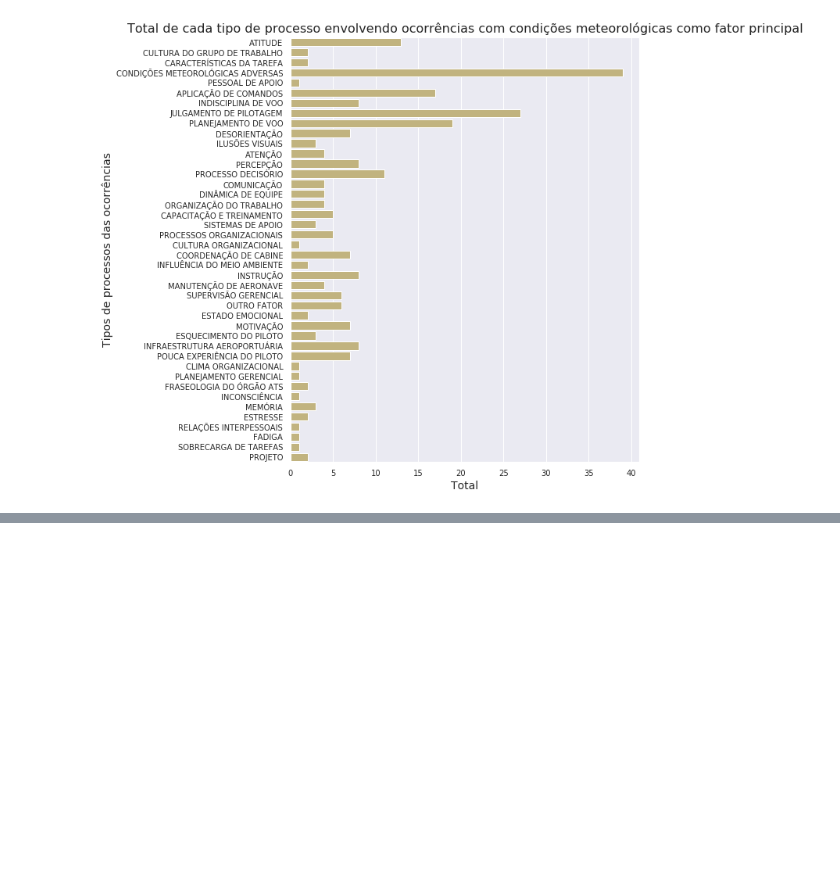
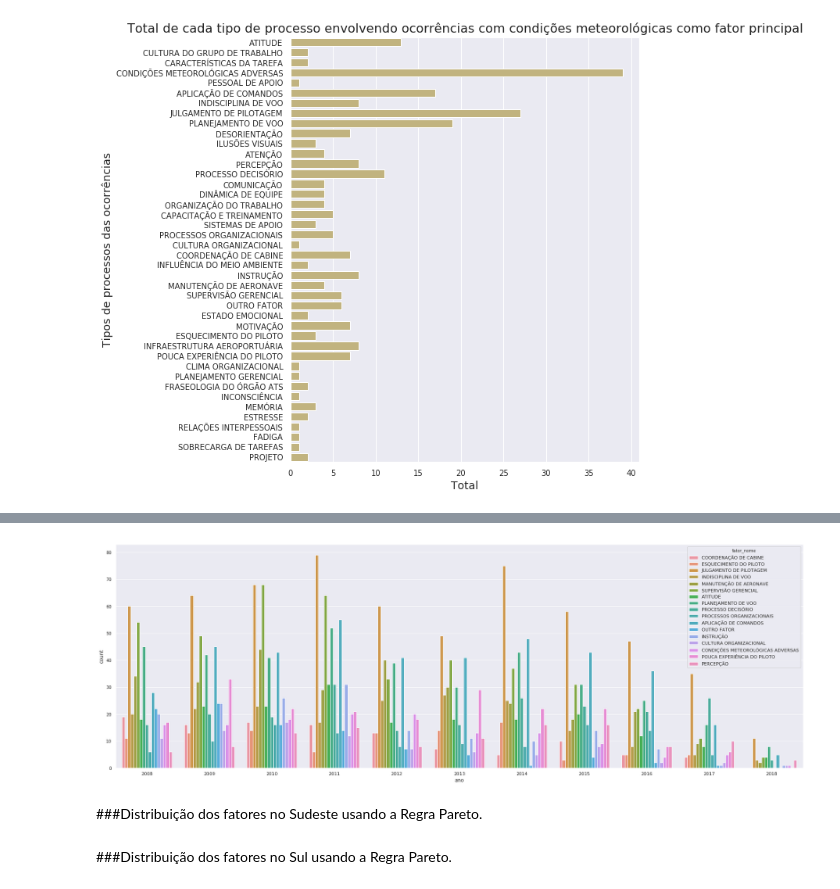
Before and after one commit to projeto-lp-20191/Dfly, a Jupyter notebook: Dfly.ipynb, the cells around one changed output, grey strips where cells are left out. Cells and saved outputs as stored; diff of their text form; code cells hidden in the pictures; blank space fills up the shorter version.

```diff
--- a/Dfly.ipynb
+++ b/Dfly.ipynb
@@ -1155,0 +1277,6 @@ def filtro_sudeste(df, dic):
+# %%
+df_fatores_contribuintes = pd.read_csv('gdrive/My Drive/projetos/lp/ftc.csv', sep='~', header=0,\
+        usecols=['codigo_ocorrencia', 'fator_nome'])
+
+print(df_fatores_contribuintes.head(5))
+print(df_fatores_contribuintes.shape)
@@ -1155,0 +1293,5 @@ def filtro_sudeste(df, dic):
+# %%
+df_ocorrencias_fatores_brasil = pd.merge(df_ocorrencias_brasil, df_fatores_contribuintes, on='codigo_ocorrencia')
+
+print(df_ocorrencias_fatores_brasil.head(5))
+print(df_ocorrencias_fatores_brasil.shape)
@@ -1155,0 +1401,12 @@ def filtro_sudeste(df, dic):
+# %%
+df_ocorrencias_fatores_brasil_top_pareto = df_ocorrencias_fatores_brasil.fator_nome.value_counts().head(17)
+
+df_ocorrencias_fatores_brasil_top_pareto=pd.DataFrame({'fator_nome':df_ocorrencias_fatores_brasil_top_pareto.index, 'total':df_ocorrencias_fatores_brasil_top_pareto.values})
+
+df_ocorrencias_fatores_brasil_filtro_pareto = pd.merge(df_ocorrencias_fatores_brasil, df_ocorrencias_fatores_brasil_top_pareto, on='fator_nome')
+
+ax = sns.countplot(x="ano", hue="fator_nome", data=df_ocorrencias_fatores_brasil_filtro_pareto)
+# %% [output]
+[figure, added]
+# %% [markdown]
+###Distribuição dos fatores no Sudeste usando a Regra Pareto.
@@ -1155,0 +1442,2 @@ def filtro_sudeste(df, dic):
+# %% [markdown]
+###Distribuição dos fatores no Sul usando a Regra Pareto.
```
Also changed, not shown: parts of 79 cells of this notebook.
